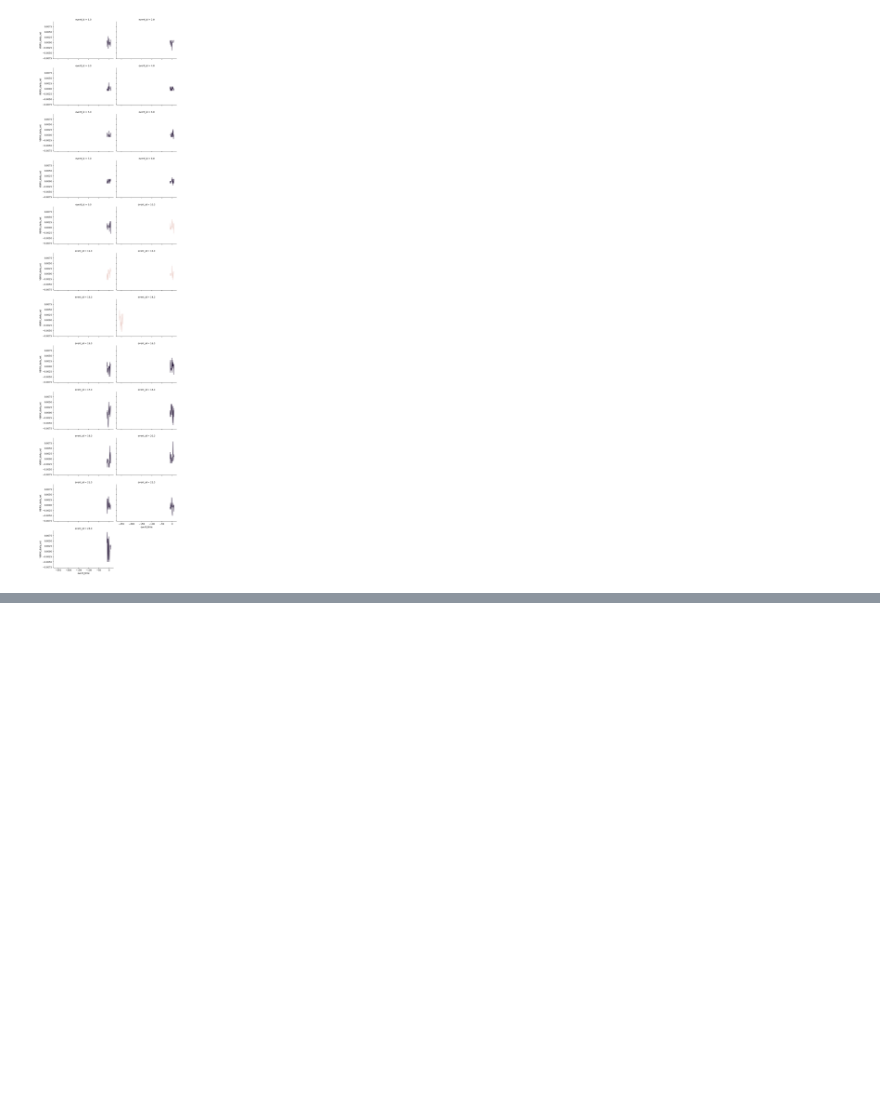
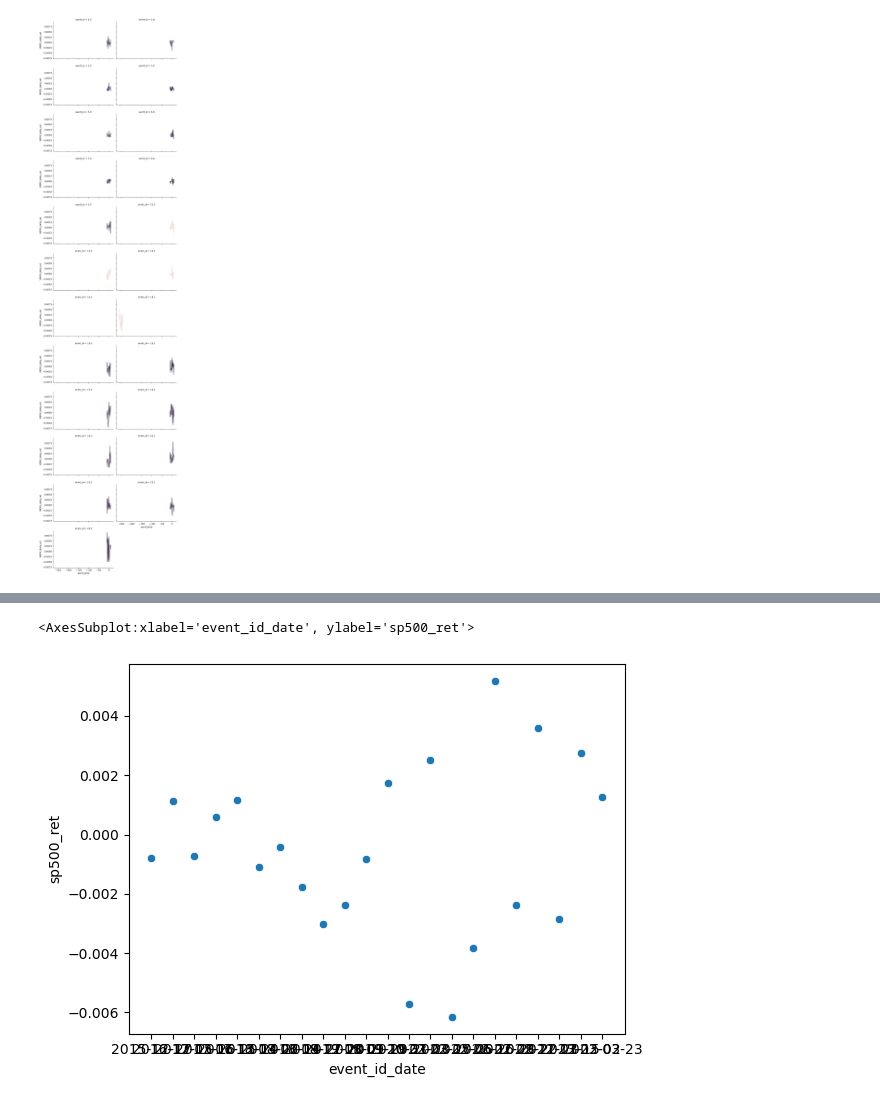
Before and after one commit to mab923/finalteamproject, a Jupyter notebook: Final_Project.ipynb, the cells around one changed output, grey strips where cells are left out. Saved outputs shown, nothing was run; the diff lists cells and outputs as text; code cells hidden in the pictures; blank space fills up the shorter version.

```diff
--- a/Final_Project.ipynb
+++ b/Final_Project.ipynb
@@ -396,0 +428,4 @@ Sp500_graph = sns.relplot(data = event_time_rets,
+# %%
+#Create Dataframe of average SP returns by event
+sp_ret_sum = event_time_rets.groupby('event_id_date', as_index=False)['sp500_ret'].mean()
+sp_ret_sum.rename(columns = {'sp500_ret': 'sp500_avg_ret'})
@@ -396,0 +450,7 @@ Sp500_graph = sns.relplot(data = event_time_rets,
+# %%
+sns.scatterplot(x="event_id_date",
+              y="sp500_ret",
+              data=sp_ret_sum)
+# %% [output]
+<AxesSubplot:xlabel='event_id_date', ylabel='sp500_ret'>
+[figure, added]
```
Also changed, not shown: parts of 9 cells of this notebook.
